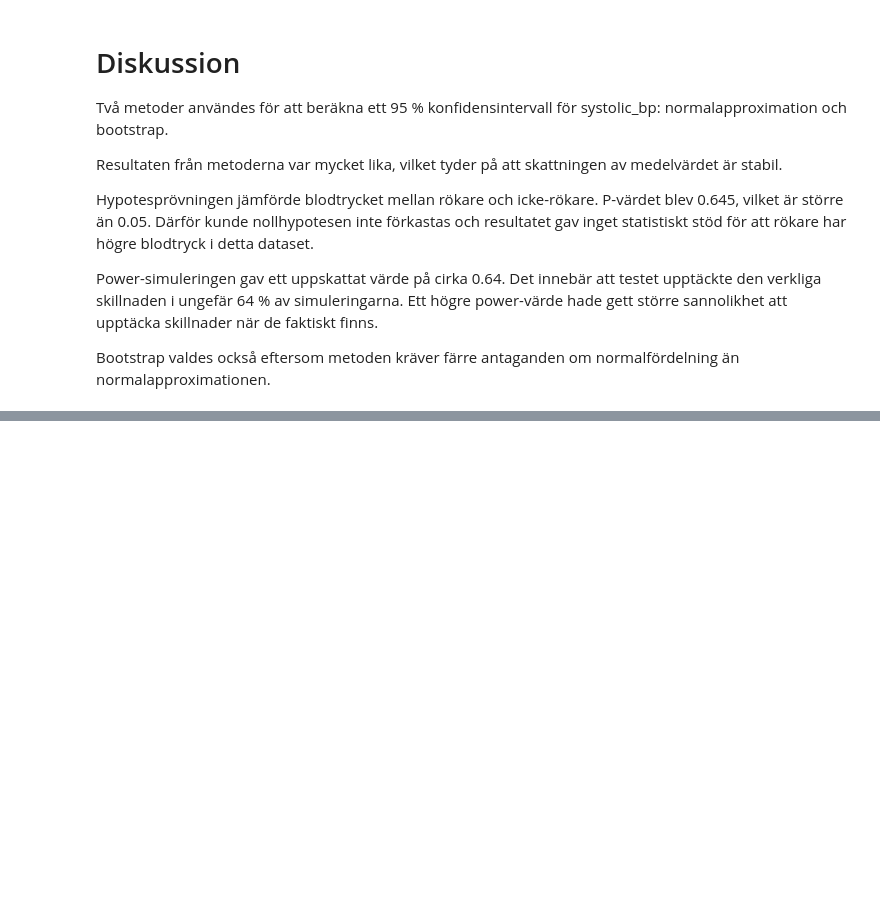
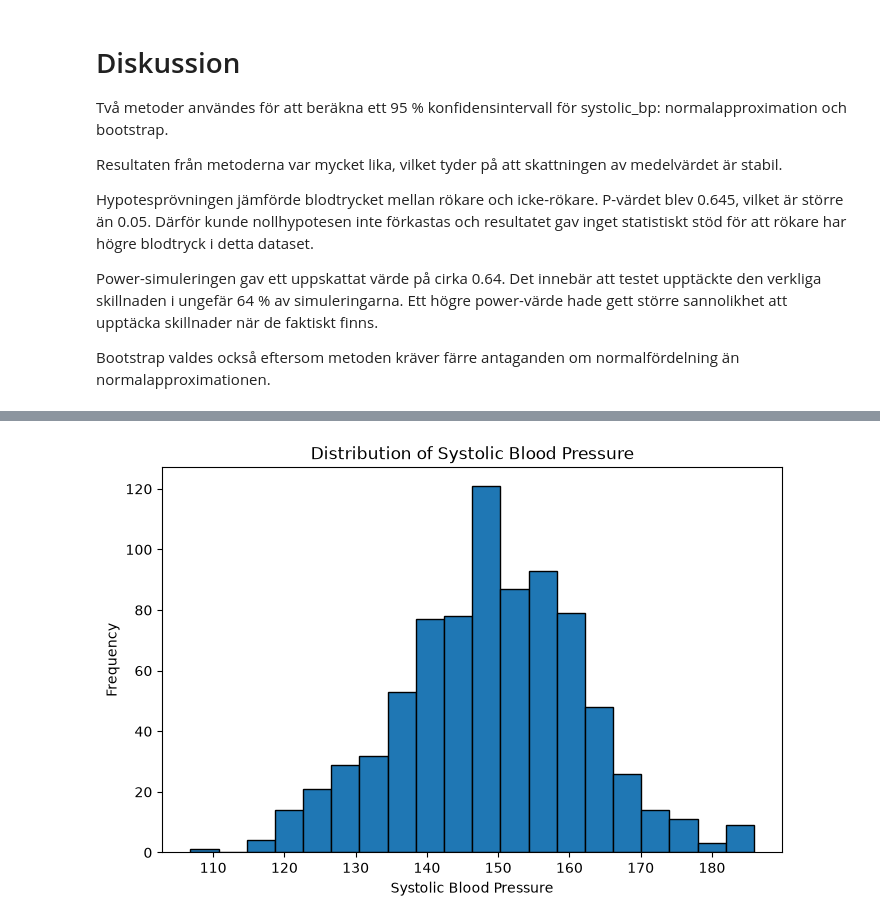
Before and after one commit to onakotsolari1-del/H-lsostudie, a Jupyter notebook: halsostudie.ipynb, the cells around one changed output, grey strips where cells are left out. Cells and saved outputs as stored; diff of their text form; code cells hidden in the pictures; blank space fills up the shorter version.

```diff
--- a/halsostudie.ipynb
+++ b/halsostudie.ipynb
@@ -344,0 +438,4 @@ Bootstrap valdes också eftersom metoden kräver färre antaganden om normalför
+# %%
+analyzer.plot_bp_histogram()
+# %% [output]
+[figure, added]
```
Also changed, not shown: parts of 15 cells of this notebook, 1 other file.
